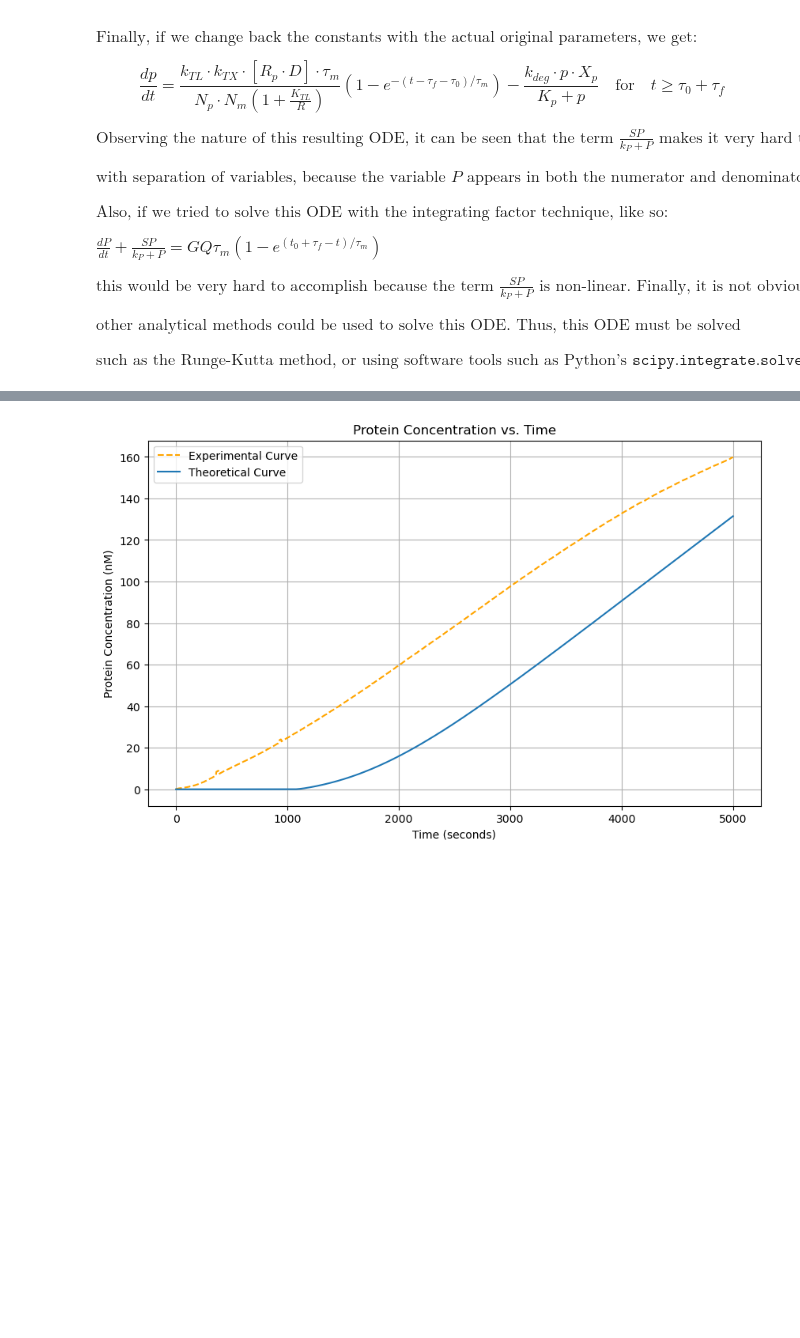
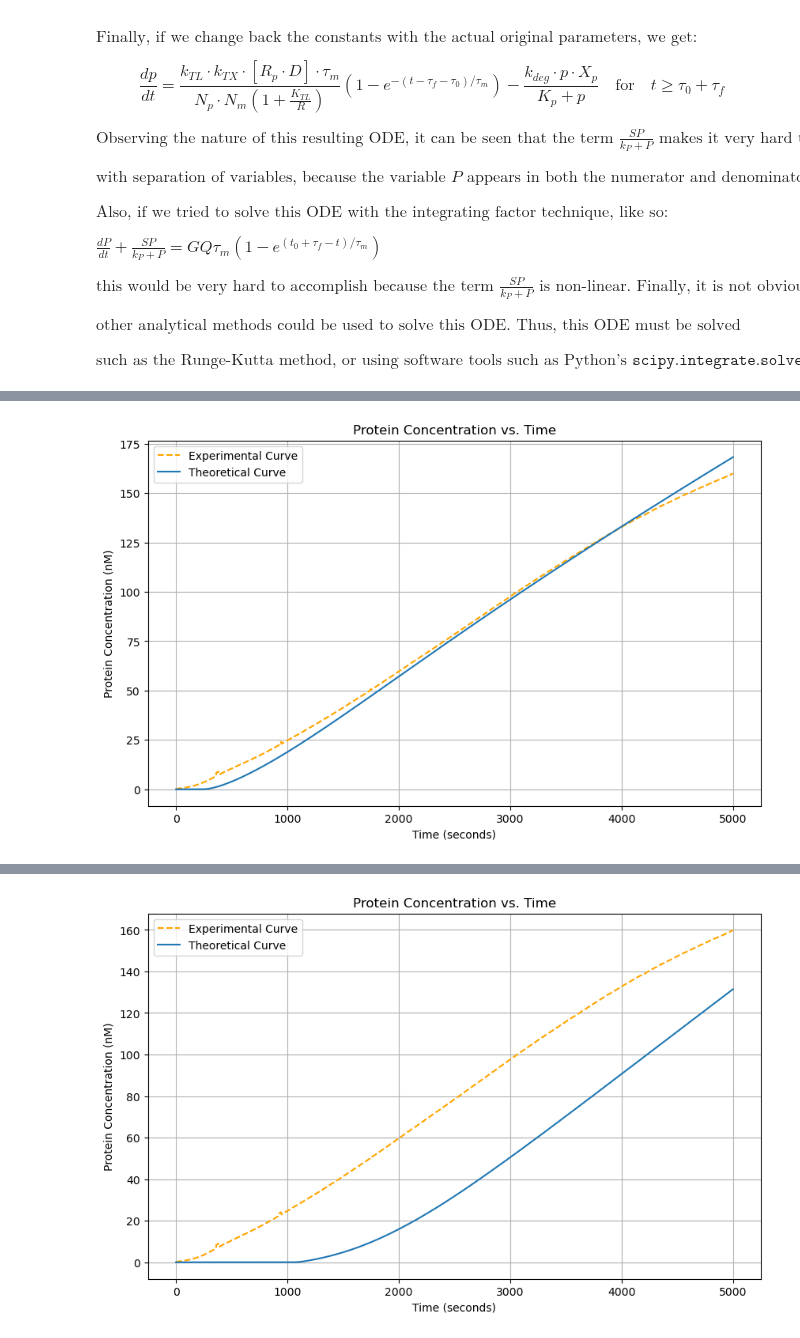
Before and after one commit to dalarios/activedrops_surf, a Jupyter notebook: Week2-HW-Version2-EL.ipynb, the cells around one changed output, grey strips where cells are left out. Cells and saved outputs as stored; diff of their text form; code cells hidden in the pictures; blank space fills up the shorter version.

```diff
--- a/Week2-HW-Version2-EL.ipynb
+++ b/Week2-HW-Version2-EL.ipynb
@@ -734,3 +734,95 @@ $\text{this would be very hard to accomplish because the term } \frac{S P}{k_P +
 $\text{other analytical methods could be used to solve this ODE. Thus, this ODE must be solved numerically using numerical methods}$
 
 $\text{such as the Runge-Kutta method, or using software tools such as Python's } \texttt{scipy.integrate.solve\_ivp}.$
+# %%
+# -------- Example of theoretical curve for K401 motor protein --------
+
+# ------------------------ Part 1 ------------------------
+
+# These are the parameters of K401 for which we know the values of
+N_p = 401 # We know the number of aminoacids, because we are analyzing the "k401" kinesin motor protein
+N_m = 3000 # We also know the number of nucleotides
+D = 30 # We also know the DNA concentration
+
+length = len(proteinConcentration_nM_List)
+proteinConcentration_nM_List_NP = np.array(proteinConcentration_nM_List) # Important line: convert to NumPy array
+
+subset_indices = np.linspace(0, length - 1, length, dtype=int) # Define indices: 0, 10, 20, 30, ..
+subset_ProteinConcentration_nM_List = proteinConcentration_nM_List_NP[subset_indices] # Access the values locates in these indices
+
+# Calculate the [R_p D] complex using the equation in the paper's supplementary information.
+def calculate_RpD(R_p, D, K_TX): # Accept parameters to calculate the [R_p D] complex
+    discriminant = (R_p + D + K_TX)**2 - 4 * R_p * D
+    if discriminant < 0:
+        return 1e-6 # Return a small positive value if the discriminant is negative
+    else:
+        return 0.5 * (R_p + D + K_TX - np.sqrt(discriminant))
+
+# Define the differential equation for protein concentration
+def dPdt(T, P, Q, S, tau_0, tau_f, k3, k11): # Not only accept the variables T and P. Also, accept parameters that will be treated as constants in the ODE.
+    if T > tau_0 + tau_f:
+        return Q * (1 - np.exp(-(T - tau_0 - tau_f) / k3)) - (S * P) / (k11 + P)
+    else:
+        return 0
+
+def solve_ODE(params):
+
+    k_TL, k_TX, R_p, tau_m, K_TL, R, k_deg, X_p, K_p, tau_0, tau_f = params # In Python, this is a way to define variables, given a list of values. Only 1 line is required
+
+    RpD = calculate_RpD(R_p, D, k_TX) # For simplicity purposes, we calculated [R_p D] complex using a function
+    Q = (k_TL * k_TX * RpD * tau_m) / (N_p * (1 + K_TL / R) * N_m)
+    S = k_deg * X_p
+    k3 = tau_m
+    k11 = K_p
+
+    # Time ranges from T = 0 to T = 5000 seconds
+    T = np.linspace(0, 5000, len(subset_ProteinConcentration_nM_List)) # Same size as the experimental data of the protein concentration
+
+    P_initial = 0  # At t = 0, the protein concentration P(0) = 0
+
+    # All of the constants such as Q, S, k3... need to be passed as arguments into the solve_ivp()function
+    p = solve_ivp(dPdt, [T[0], T[-1]], [P_initial], t_eval=T, args=(Q, S, tau_0, tau_f, k3, k11), method ="LSODA") # Use the "LSODA" method to solve the ODE
+    return p.y[0]
+
+# The objective function uses the method of "Sum of Squared Errors (SSE)"
+def objective_function(params):
+    pModel = solve_ODE(params)
+    return np.sum((subset_ProteinConcentration_nM_List-pModel)**2)
+
+# 1st element: k_TL; 2nd element: k_TX; 3th element: R_p; 4th element: tau_m; 5th element: K_TL; 6th element: R; 7th element: k_deg; 8th element: X_p; 9th element: K_p; 10th element: tau_0, 11th element: tau_f
+initial_guesses = [10, 1, 30, 720, 5, 190, 0.01, 9, 4, 0, 300] # The guesses are the same for ALL the motor proteins
+bounds = [(0, None), (0, None), (0, None), (0, None), (0, None), (0, None), (0, None), (0, None), (0, None), (0, None), (0, None)]
+
+result = minimize(objective_function, initial_guesses, method='TNC', bounds=bounds) # "L-BFGS-B" is a popular method to minimize an objective function. "TNC" is another method to minimize an objective function
+optimizedParameters = result.x #  Since "result" is an object, we need to access a certain attribute of "result" to extract the optimized parameters
+
+def showOptimizedModel():
+
+    # Print the optimized parameters
+    print("Optimized parameters:")
+    print("k_TL:", optimizedParameters[0])
+    print("k_TX:", optimizedParameters[1])
+    print("R_p:", optimizedParameters[2])
+    print("tau_m:", optimizedParameters[3])
+    print("K_TL:", optimizedParameters[4])
+    print("R:", optimizedParameters[5])
+    print("k_deg:", optimizedParameters[6])
+    print("X_p:", optimizedParameters[7])
+    print("K_p:", optimizedParameters[8])
+    print("tau_0:", optimizedParameters[9])
+    print("tau_f:", optimizedParameters[10])
+
+    optimizedModel = solve_ODE(optimizedParameters)
+    T = np.linspace(0, 5000, len(subset_ProteinConcentration_nM_List)) # Same size as the experimental data of the protein concentration
+    plt.figure(figsize=(10, 6))  # Clear the figure before plotting
+    plt.plot(T, subset_ProteinConcentration_nM_List, label='Experimental Curve', linestyle='--', color='orange')
+    plt.plot(T, optimizedModel, label='Theoretical Curve') # We need to access the "y" values from the object that stores the solution to the ODE
+    plt.title('Protein Concentration vs. Time')
+    plt.xlabel('Time (seconds)')
+    plt.ylabel('Protein Concentration (nM)')
+    plt.legend()
+    plt.grid(True)
+    plt.show()
+
+showOptimizedModel()
+# %% [output]
@@ -737 +841,2 @@ $\text{such as the Runge-Kutta method, or using software tools such as Python's
+[figure, added]
 # %%
```
Also changed, not shown: parts of 3 cells of this notebook, 17 other files.
